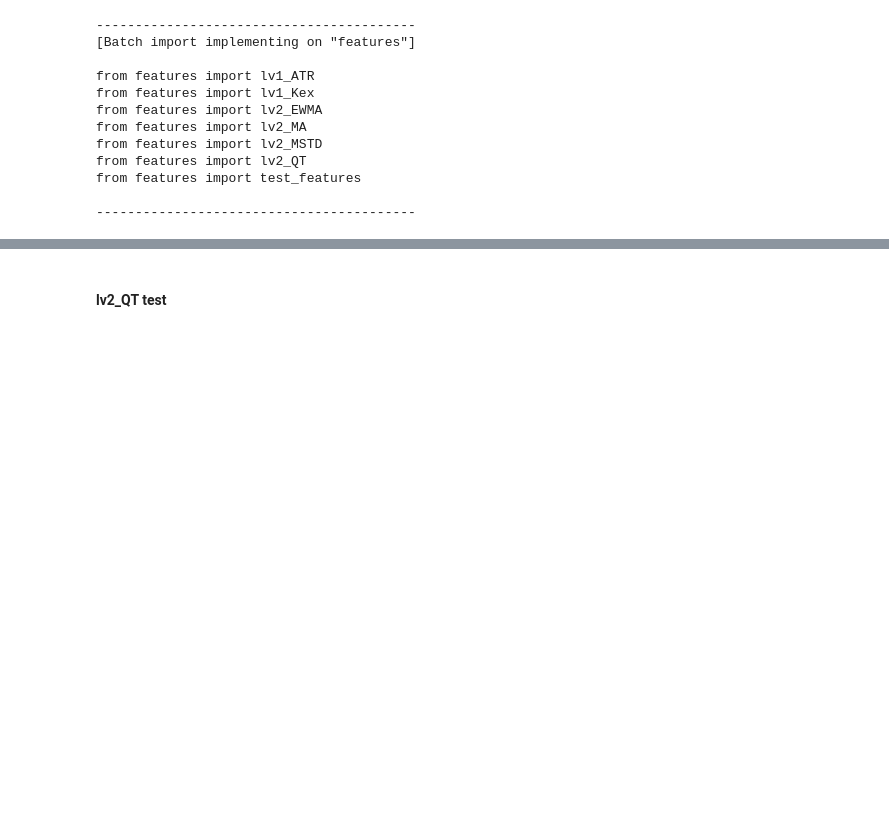
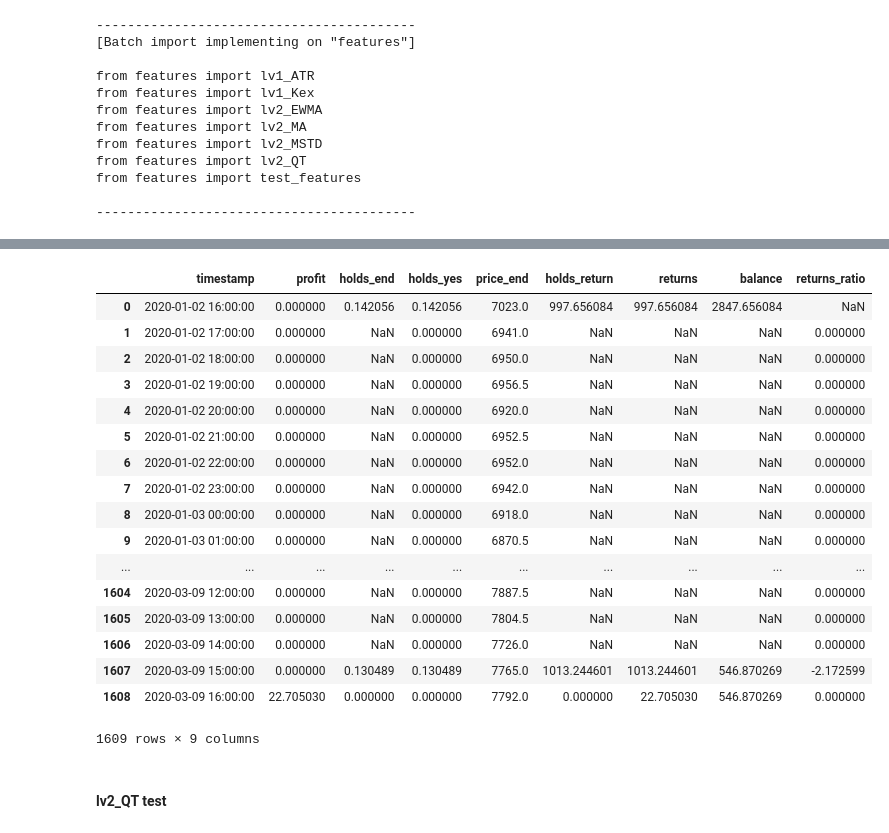
Before and after one commit to gitstum/deli-hub, a Jupyter notebook: test.ipynb, the cells around one changed output, grey strips where cells are left out. Cells and saved outputs as stored; diff of their text form; code cells hidden in the pictures; blank space fills up the shorter version.

```diff
--- a/test.ipynb
+++ b/test.ipynb
@@ -24,3 +83,25 @@ display(HTML("<style>.container { width:95% !important; }</style>"))
+# %%
+df_g = pd.read_csv('get_score_test.csv')
+df_g
+# %% [output]
+|  | timestamp | profit | holds_end | holds_yes | price_end | holds_return | returns | balance | returns_ratio |
+| 0 | 2020-01-02 16:00:00 | 0.000000 | 0.142056 | 0.142056 | 7023.0 | 997.656084 | 997.656084 | 2847.656084 | NaN |
+| 1 | 2020-01-02 17:00:00 | 0.000000 | NaN | 0.000000 | 6941.0 | NaN | NaN | NaN | 0.000000 |
+| 2 | 2020-01-02 18:00:00 | 0.000000 | NaN | 0.000000 | 6950.0 | NaN | NaN | NaN | 0.000000 |
+| 3 | 2020-01-02 19:00:00 | 0.000000 | NaN | 0.000000 | 6956.5 | NaN | NaN | NaN | 0.000000 |
+| 4 | 2020-01-02 20:00:00 | 0.000000 | NaN | 0.000000 | 6920.0 | NaN | NaN | NaN | 0.000000 |
+| 5 | 2020-01-02 21:00:00 | 0.000000 | NaN | 0.000000 | 6952.5 | NaN | NaN | NaN | 0.000000 |
+| 6 | 2020-01-02 22:00:00 | 0.000000 | NaN | 0.000000 | 6952.0 | NaN | NaN | NaN | 0.000000 |
+| 7 | 2020-01-02 23:00:00 | 0.000000 | NaN | 0.000000 | 6942.0 | NaN | NaN | NaN | 0.000000 |
+| 8 | 2020-01-03 00:00:00 | 0.000000 | NaN | 0.000000 | 6918.0 | NaN | NaN | NaN | 0.000000 |
+| 9 | 2020-01-03 01:00:00 | 0.000000 | NaN | 0.000000 | 6870.5 | NaN | NaN | NaN | 0.000000 |
+| ... | ... | ... | ... | ... | ... | ... | ... | ... | ... |
+| 1604 | 2020-03-09 12:00:00 | 0.000000 | NaN | 0.000000 | 7887.5 | NaN | NaN | NaN | 0.000000 |
+| 1605 | 2020-03-09 13:00:00 | 0.000000 | NaN | 0.000000 | 7804.5 | NaN | NaN | NaN | 0.000000 |
+| 1606 | 2020-03-09 14:00:00 | 0.000000 | NaN | 0.000000 | 7726.0 | NaN | NaN | NaN | 0.000000 |
+| 1607 | 2020-03-09 15:00:00 | 0.000000 | 0.130489 | 0.130489 | 7765.0 | 1013.244601 | 1013.244601 | 546.870269 | -2.172599 |
+| 1608 | 2020-03-09 16:00:00 | 22.705030 | 0.000000 | 0.000000 | 7792.0 | 0.000000 | 22.705030 | 546.870269 | 0.000000 |
+1609 rows × 9 columns
 # %% [markdown]
 #### lv2_QT test
 # %%
```
Also changed, not shown: parts of 6 cells of this notebook, 5 other files.
